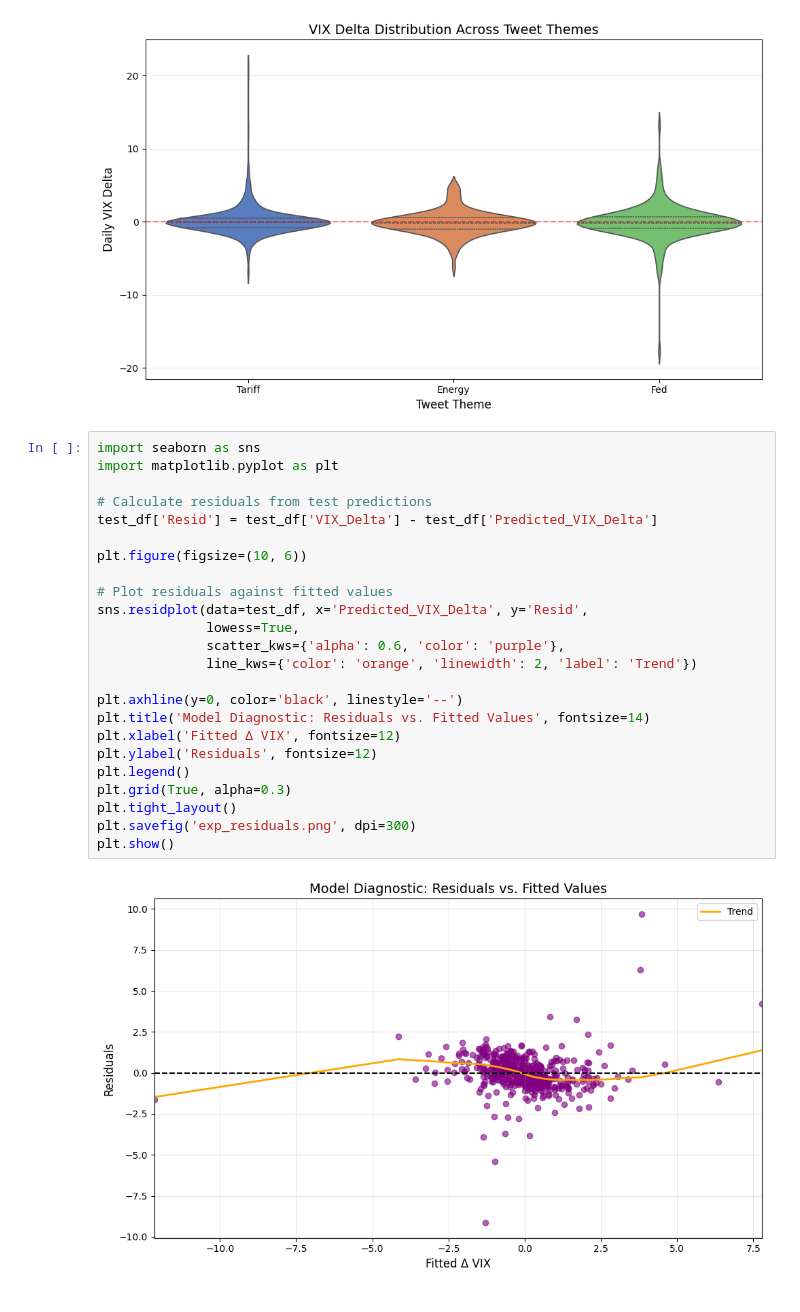
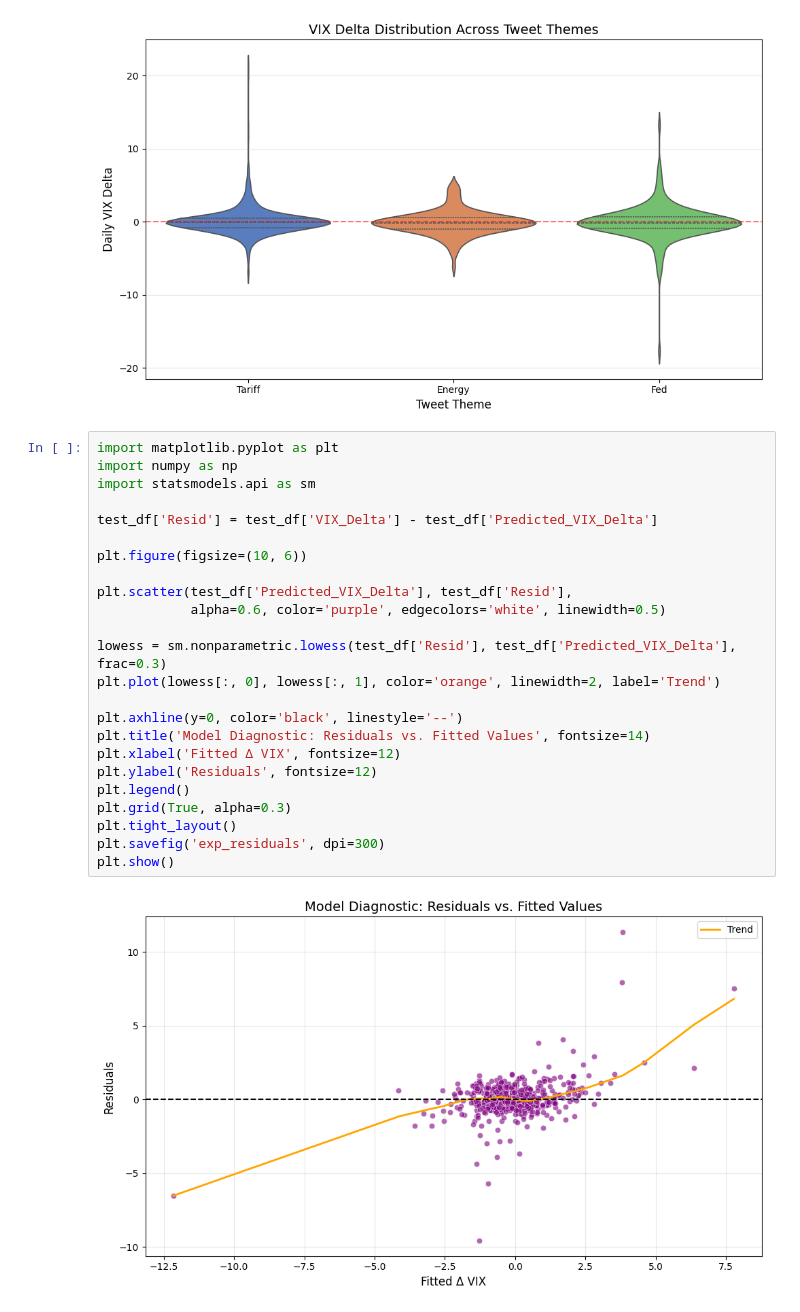
Before and after one commit to djjensen-cmd/MGMT-172, a Jupyter notebook: MGMT172Project.ipynb, the cells around one changed output. Cells and saved outputs as stored; diff of their text form.

```diff
--- a/MGMT172Project.ipynb
+++ b/MGMT172Project.ipynb
@@ -450,31 +451,31 @@ Passing `palette` without assigning `hue` is deprecated and will be removed in v
   sns.violinplot(x='Theme', y='VIX_Chg', data=v_df, palette='muted', inner='quartile')
 [figure]
 # %%
-import seaborn as sns
 import matplotlib.pyplot as plt
+import numpy as np
+import statsmodels.api as sm
 
-# Calculate residuals from test predictions
 test_df['Resid'] = test_df['VIX_Delta'] - test_df['Predicted_VIX_Delta']
 
 plt.figure(figsize=(10, 6))
 
-# Plot residuals against fitted values
-sns.residplot(data=test_df, x='Predicted_VIX_Delta', y='Resid',
-              lowess=True,
-              scatter_kws={'alpha': 0.6, 'color': 'purple'},
-              line_kws={'color': 'orange', 'linewidth': 2, 'label': 'Trend'})
+plt.scatter(test_df['Predicted_VIX_Delta'], test_df['Resid'],
+            alpha=0.6, color='purple', edgecolors='white', linewidth=0.5)
+
+lowess = sm.nonparametric.lowess(test_df['Resid'], test_df['Predicted_VIX_Delta'], frac=0.3)
+plt.plot(lowess[:, 0], lowess[:, 1], color='orange', linewidth=2, label='Trend')
 
 plt.axhline(y=0, color='black', linestyle='--')
 plt.title('Model Diagnostic: Residuals vs. Fitted Values', fontsize=14)
 plt.xlabel('Fitted Δ VIX', fontsize=12)
 plt.ylabel('Residuals', fontsize=12)
 plt.legend()
 plt.grid(True, alpha=0.3)
 plt.tight_layout()
-plt.savefig('exp_residuals.png', dpi=300)
+plt.savefig('exp_residuals', dpi=300)
 plt.show()
 # %% [output]
-[figure, old version]
+[figure, new version]
 # %%
 import seaborn as sns
 import numpy as np
```
Also changed, not shown: parts of 4 cells of this notebook, 2 other files.
